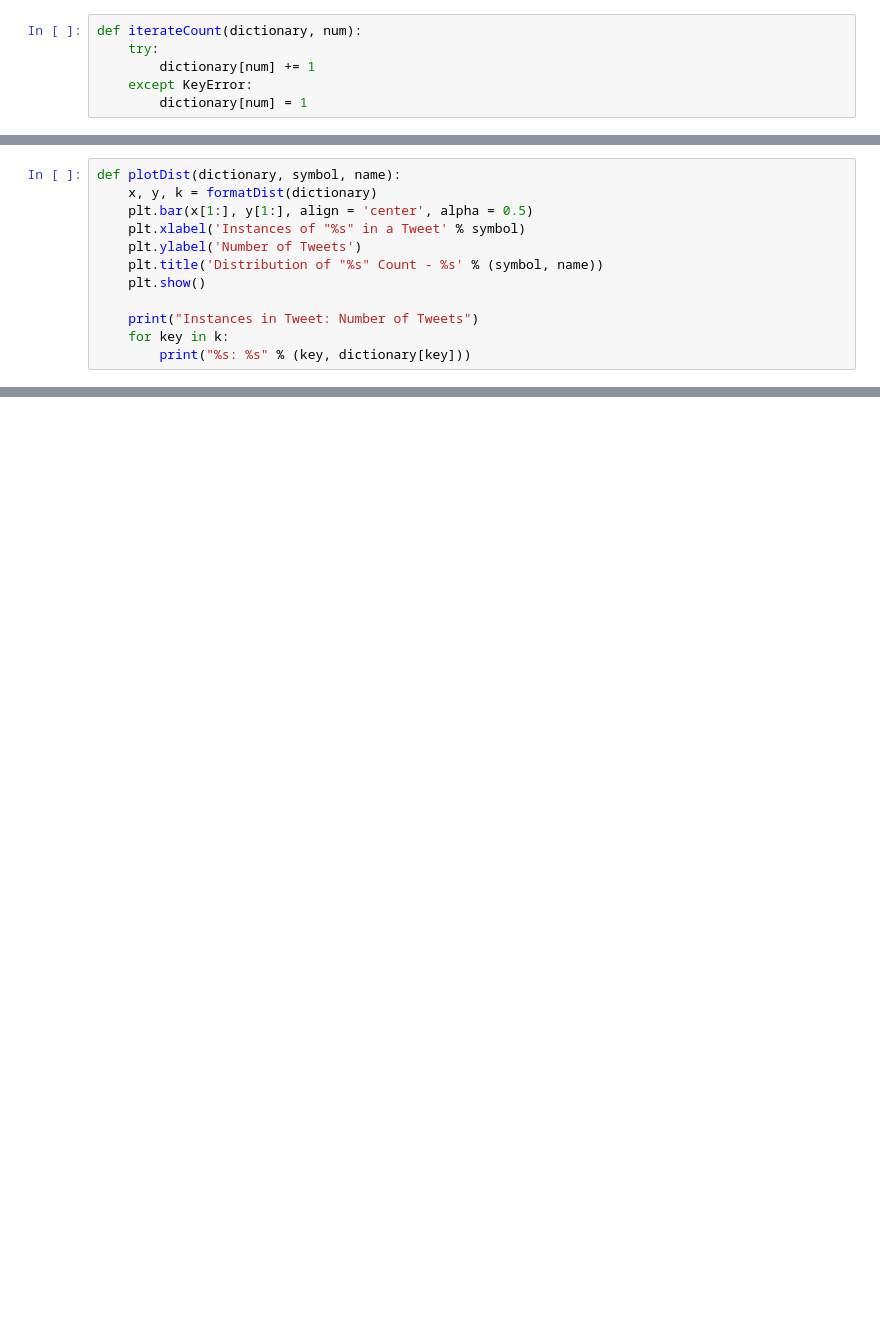
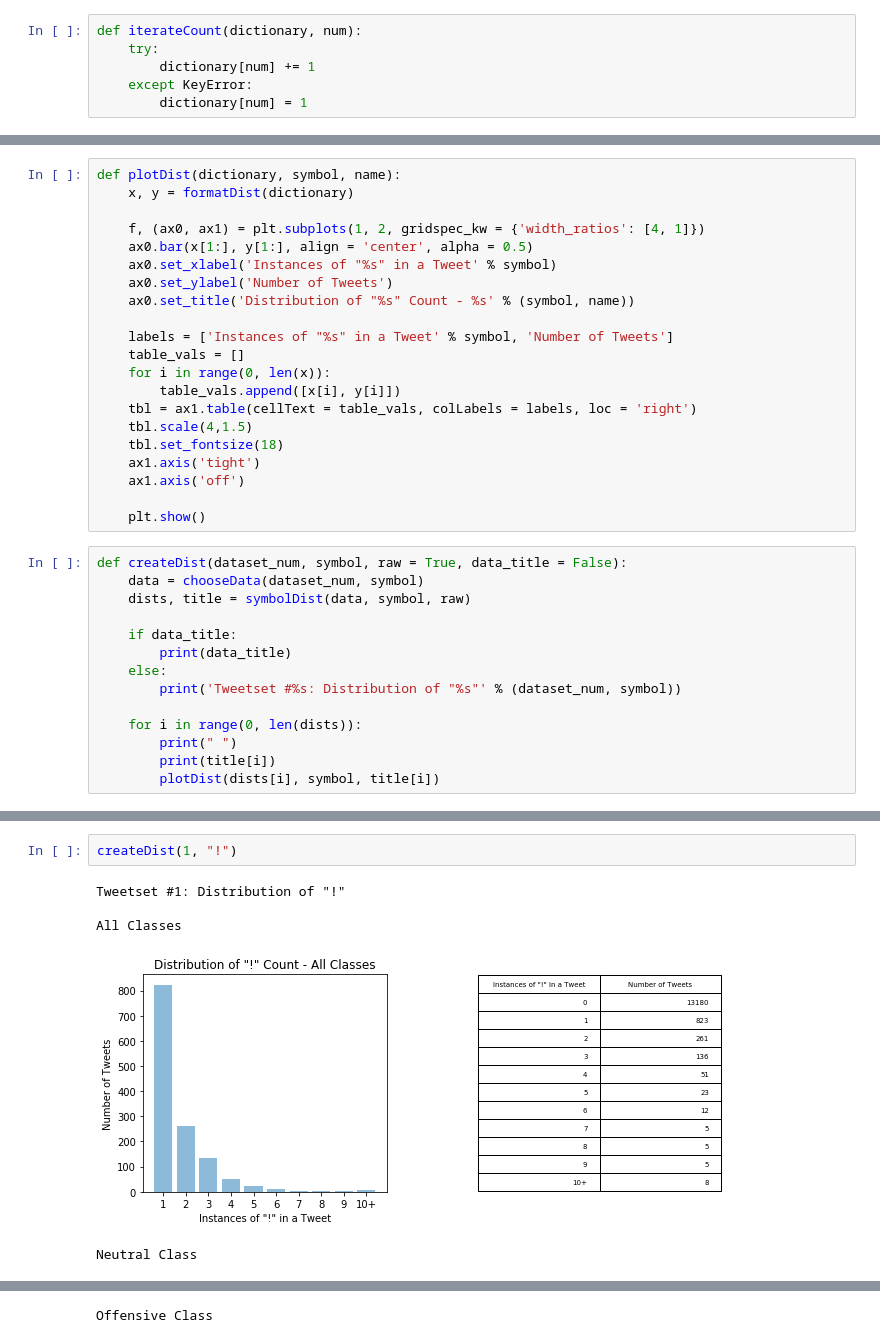
Before and after one commit to hkhan925/Hate-Speech-Classifier, a Jupyter notebook: CogMI Conference/Metadata.ipynb, the cells around one changed output, grey strips where cells are left out. Cells and saved outputs as stored; diff of their text form; blank space fills up the shorter version.

```diff
--- a/CogMI Conference/Metadata.ipynb
+++ b/CogMI Conference/Metadata.ipynb
@@ -116,13 +161,36 @@ def formatDist(dictionary):
 # %%
 def plotDist(dictionary, symbol, name):
-    x, y, k = formatDist(dictionary)
-    plt.bar(x[1:], y[1:], align = 'center', alpha = 0.5)
-    plt.xlabel('Instances of "%s" in a Tweet' % symbol)
-    plt.ylabel('Number of Tweets')
-    plt.title('Distribution of "%s" Count - %s' % (symbol, name))
+    x, y = formatDist(dictionary)
+
+    f, (ax0, ax1) = plt.subplots(1, 2, gridspec_kw = {'width_ratios': [4, 1]})
+    ax0.bar(x[1:], y[1:], align = 'center', alpha = 0.5)
+    ax0.set_xlabel('Instances of "%s" in a Tweet' % symbol)
+    ax0.set_ylabel('Number of Tweets')
+    ax0.set_title('Distribution of "%s" Count - %s' % (symbol, name))
+
+    labels = ['Instances of "%s" in a Tweet' % symbol, 'Number of Tweets']
+    table_vals = []
+    for i in range(0, len(x)):
+        table_vals.append([x[i], y[i]])
+    tbl = ax1.table(cellText = table_vals, colLabels = labels, loc = 'right')
+    tbl.scale(4,1.5)
+    tbl.set_fontsize(18)
+    ax1.axis('tight')
+    ax1.axis('off')
+
     plt.show()
-
-    print("Instances in Tweet: Number of Tweets")
-    for key in k:
-        print("%s: %s" % (key, dictionary[key]))
+# %%
+def createDist(dataset_num, symbol, raw = True, data_title = False):
+    data = chooseData(dataset_num, symbol)
+    dists, title = symbolDist(data, symbol, raw)
+
+    if data_title:
+        print(data_title)
+    else:
+        print('Tweetset #%s: Distribution of "%s"' % (dataset_num, symbol))
+
+    for i in range(0, len(dists)):
+        print(" ")
+        print(title[i])
+        plotDist(dists[i], symbol, title[i])
 # %% [markdown]
@@ -153,0 +204,8 @@ Instances in Tweet: Number of Tweets
+# %%
+createDist(1, "!")
+# %% [output]
+Tweetset #1: Distribution of "!"
+
+All Classes
+[figure, added]
+Neutral Class
@@ -153,0 +213 @@ Instances in Tweet: Number of Tweets
+Offensive Class
```
Also changed, not shown: parts of 33 cells of this notebook.
